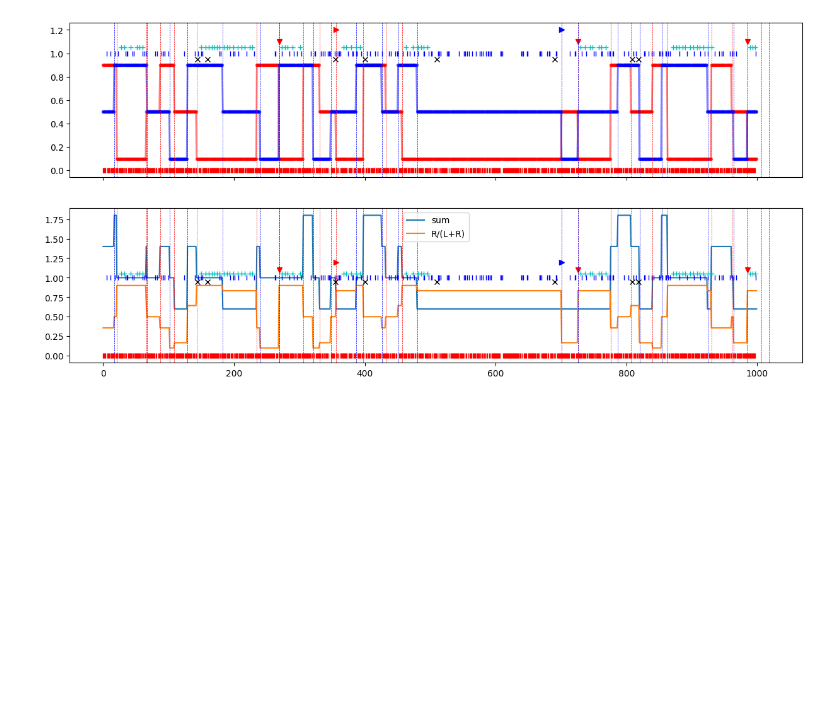
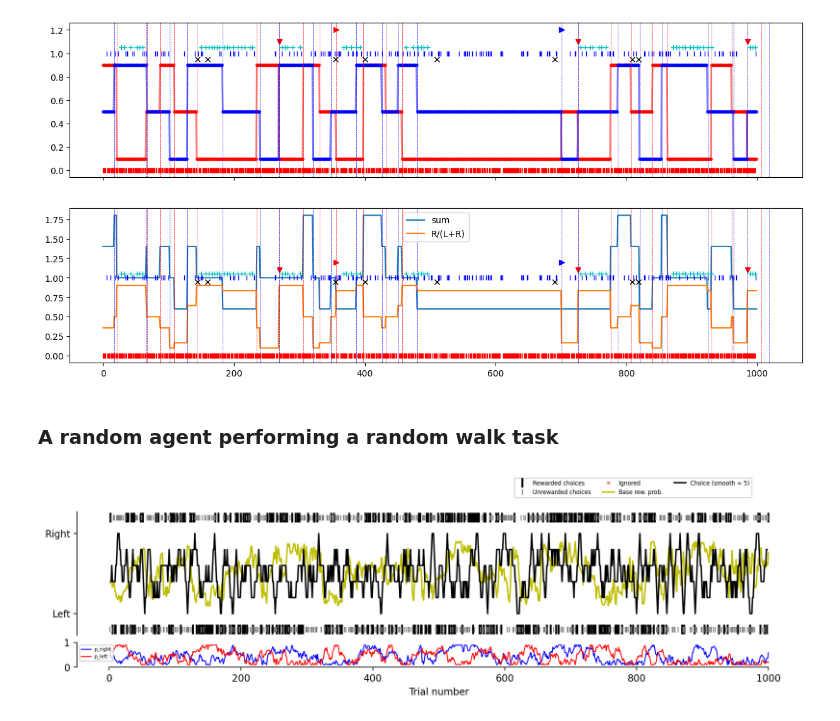
Before and after one commit to AllenNeuralDynamics/aind-behavior-gym, a Jupyter notebook: notebook/demo_gym_env.ipynb, the cells around one changed output. Cells and saved outputs as stored; diff of their text form; code cells hidden in the pictures; blank space fills up the shorter version.

Commit message:
doc: add randomwalk example in notebook

```diff
--- a/notebook/demo_gym_env.ipynb
+++ b/notebook/demo_gym_env.ipynb
@@ -119,3 +120,50 @@ Also show reasons of block transitions
 task.plot_reward_schedule();
 # %% [output]
 [figure]
+# %% [markdown]
+### A random agent performing a random walk task
+# %%
+L, R, IGNORE = 0, 1, 2
+
+task = RandomWalkTask(
+        p_min=[0.1, 0.1],  # The lower bound of p_L and p_R
+        p_max=[0.9, 0.9],  # The upper bound
+        sigma=[0.1, 0.1],  # The mean of each step of the random walk
+        mean=[0, 0],  # The mean of each step of the random walk
+    )
+
+env = DynamicBanditEnv(
+    task,
+    num_arms=2,
+    allow_ignore=False,
+    num_trials=1000,
+)
+
+agent = RandomAgent(k_arms=env.action_space.n, seed=42)
+
+observation, info = env.reset(seed=42)
+done = False
+actions = []
+rewards = []
+
+while not done:  # Trial loop
+    # Choose an action (a random agent with left bias and ignores)
+    action = agent.act(observation)
+
+    # Take the action and observe the next observation and reward
+    next_observation, reward, terminated, truncated, info = env.step(action)
+    done = terminated or truncated
+
+    # Move to the next observation
+    observation = next_observation
+
+    actions.append(action)
+    rewards.append(reward)
+# %%
+actions = np.array(actions).astype(float)
+actions[actions==IGNORE] = np.nan
+plot_foraging_session(choice_history=actions,
+                      reward_history=rewards,
+                      p_reward=np.array(env.task.trial_p_reward).T);
+# %% [output]
+[figure, added]
```
Also changed, not shown: parts of 2 cells of this notebook.
